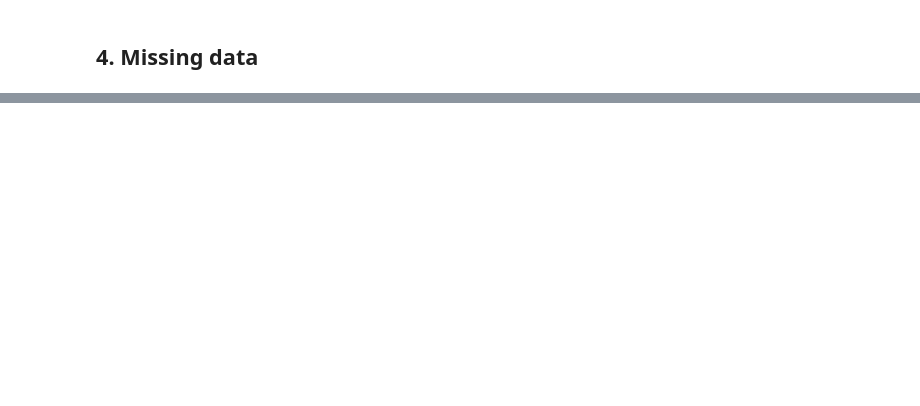
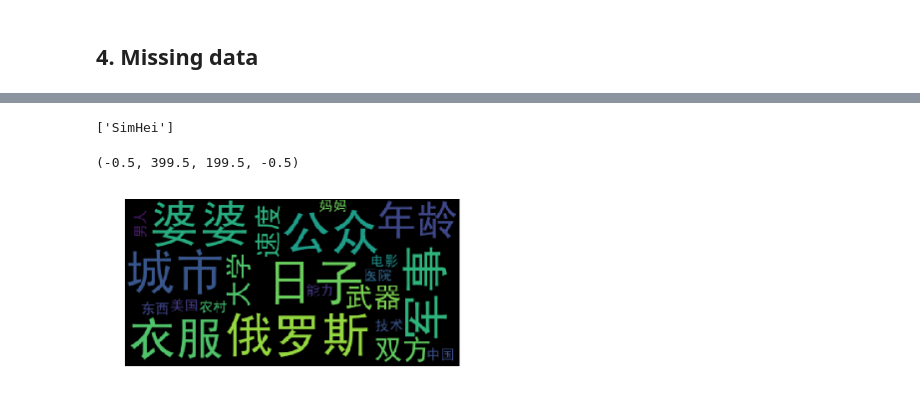
Before and after one commit to mediaProduct2017/text-reco, a Jupyter notebook: reco.ipynb, the cells around one changed output, grey strips where cells are left out. Drawn from its saved outputs; the diff is of its cells as text; code cells hidden in the pictures; blank space fills up the shorter version.

```diff
--- a/reco.ipynb
+++ b/reco.ipynb
@@ -215,0 +524,9 @@ print(' '.join(tags))
+# %%
+pos_neg_ratios = Counter()
+
+# Calculate the ratios of positive and negative uses of the most common words
+# Consider words to be "common" if they've been used at least 100 times
+for term,cnt in rel_freq_list[0].to_dict().items():
+    if(cnt > 50):
+        pos_neg_ratio = positive_counts[term] / float(negative_counts[term]+1)
+        pos_neg_ratios[term] = pos_neg_ratio
@@ -215,0 +576,4 @@ print(' '.join(tags))
+# %%
+temp = [(term, cnt) for term, cnt in pos_neg_ratios.most_common() if cnt>1.2]
+print(temp)
+{term:positive_counts[term] for term, cnt in temp}
@@ -215,0 +612,10 @@ print(' '.join(tags))
+# %%
+pos_neg_ratios2 = Counter()
+
+# Calculate the ratios of positive and negative uses of the most common words
+# Consider words to be "common" if they've been used at least 100 times
+for term,cnt in rel_freq_list[1].to_dict().items():
+    if(cnt > 50):
+        pos_neg_ratio2 = negative_counts[term] / float(positive_counts[term]+1)
+        pos_neg_ratios2[term] = pos_neg_ratio2
+pos_neg_ratios2.most_common()
@@ -215,0 +654,19 @@ print(' '.join(tags))
+# %%
+plt.rcParams['font.sans-serif']
+# %% [output]
+['SimHei']
+# %%
+frequencies = {term:cnt for term, cnt in temp}
+wordcloud = WordCloud(font_path="simhei.ttf").fit_words(frequencies)
+
+# Display the generated image:
+# the matplotlib way:
+# import matplotlib.pyplot as plt
+
+# plt.rcParams['font.sans-serif'] = ['SimHei']  # for Chinese characters
+# STIXSizOneSymBol, STIXGeneral
+plt.imshow(wordcloud)
+plt.axis("off")
+# %% [output]
+(-0.5, 399.5, 199.5, -0.5)
+[figure, added]
```
Also changed, not shown: parts of 50 cells of this notebook.
